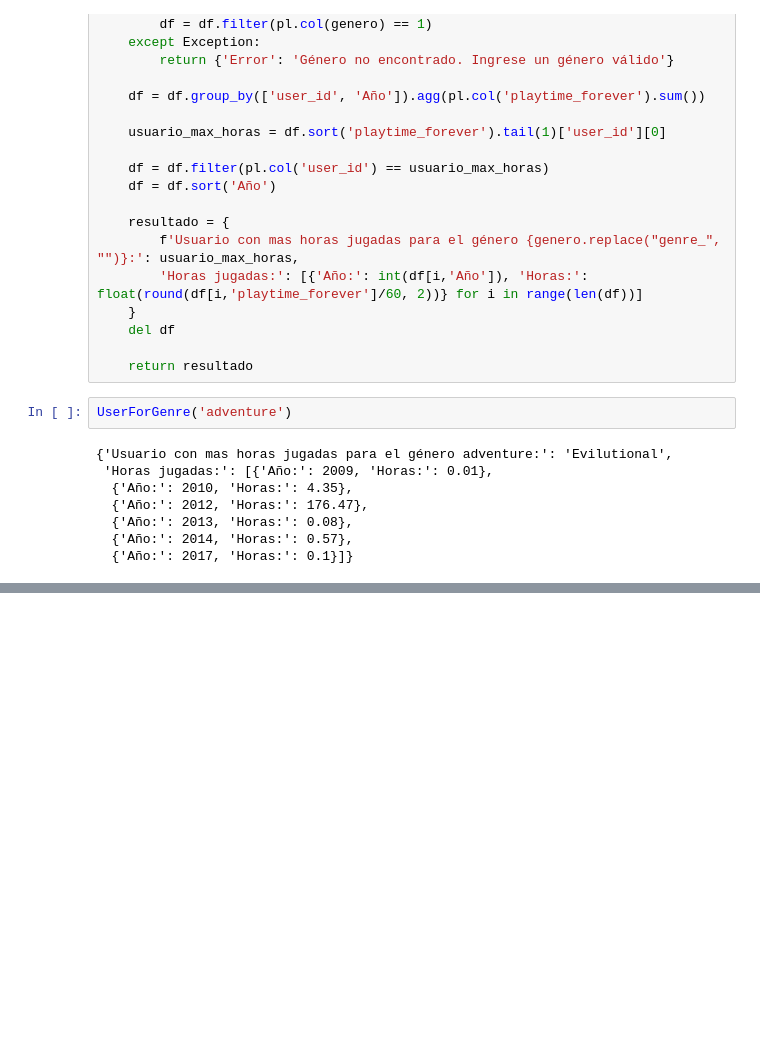
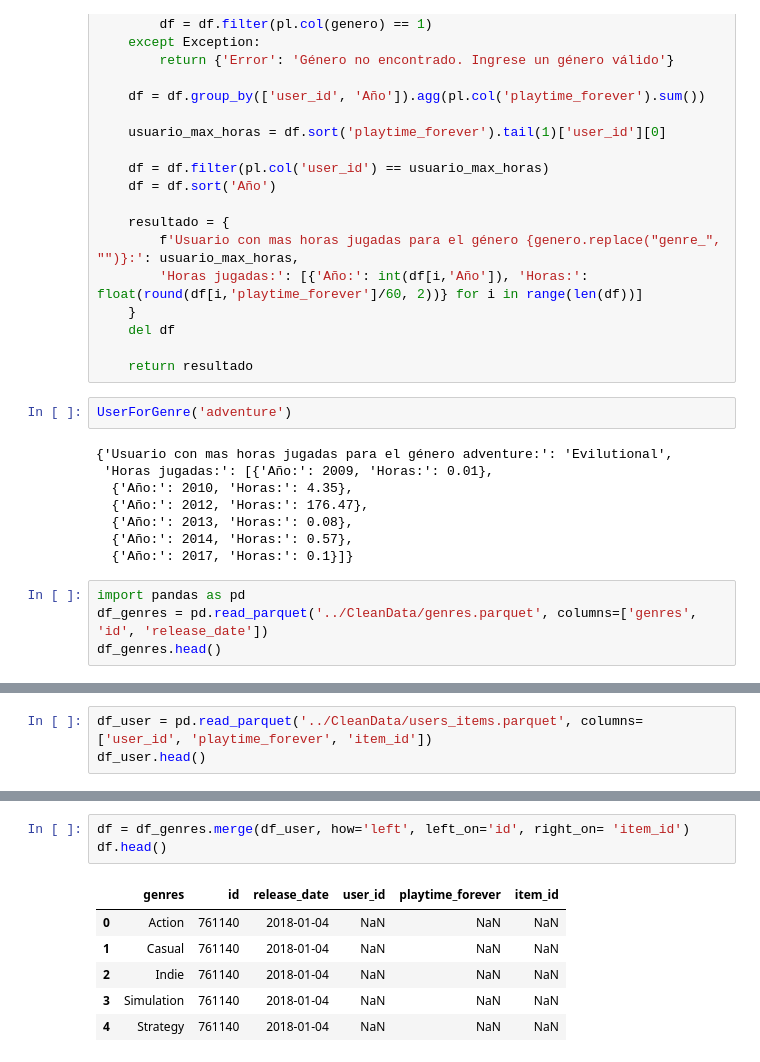
Before and after one commit to AlterCaimi/PI1_MLOps_Steam, a Jupyter notebook: API/userforgenre.ipynb, the cells around one changed output, grey strips where cells are left out. Drawn from its saved outputs; the diff is of its cells as text; blank space fills up the shorter version.

```diff
--- a/API/userforgenre.ipynb
+++ b/API/userforgenre.ipynb
@@ -193,3 +193,7 @@ UserForGenre('adventure')
   {'Año:': 2013, 'Horas:': 0.08},
   {'Año:': 2014, 'Horas:': 0.57},
   {'Año:': 2017, 'Horas:': 0.1}]}
+# %%
+import pandas as pd
+df_genres = pd.read_parquet('../CleanData/genres.parquet', columns=['genres', 'id', 'release_date'])
+df_genres.head()
@@ -195,0 +207,3 @@ UserForGenre('adventure')
+# %%
+df_user = pd.read_parquet('../CleanData/users_items.parquet', columns=['user_id', 'playtime_forever', 'item_id'])
+df_user.head()
@@ -195,0 +217,10 @@ UserForGenre('adventure')
+# %%
+df = df_genres.merge(df_user, how='left', left_on='id', right_on= 'item_id')
+df.head()
+# %% [output]
+|  | genres | id | release_date | user_id | playtime_forever | item_id |
+| 0 | Action | 761140 | 2018-01-04 | NaN | NaN | NaN |
+| 1 | Casual | 761140 | 2018-01-04 | NaN | NaN | NaN |
+| 2 | Indie | 761140 | 2018-01-04 | NaN | NaN | NaN |
+| 3 | Simulation | 761140 | 2018-01-04 | NaN | NaN | NaN |
+| 4 | Strategy | 761140 | 2018-01-04 | NaN | NaN | NaN |
```
Also changed, not shown: parts of 15 cells of this notebook, 4 other files.
